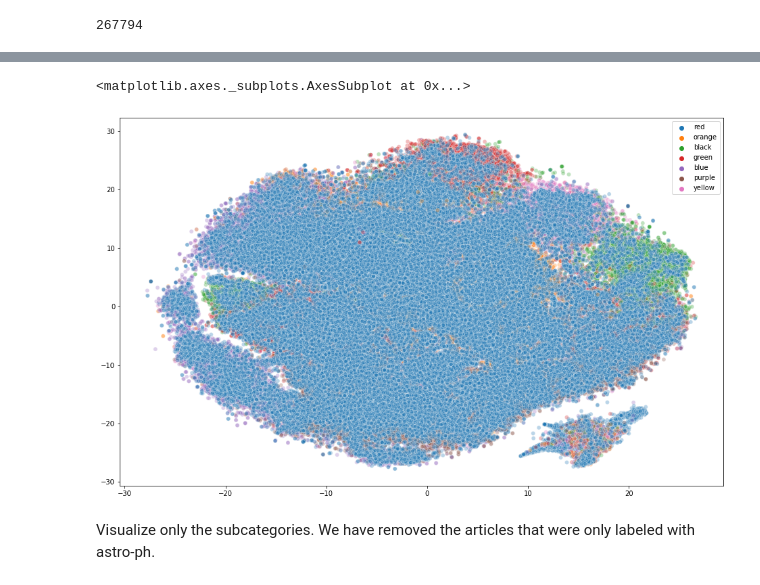
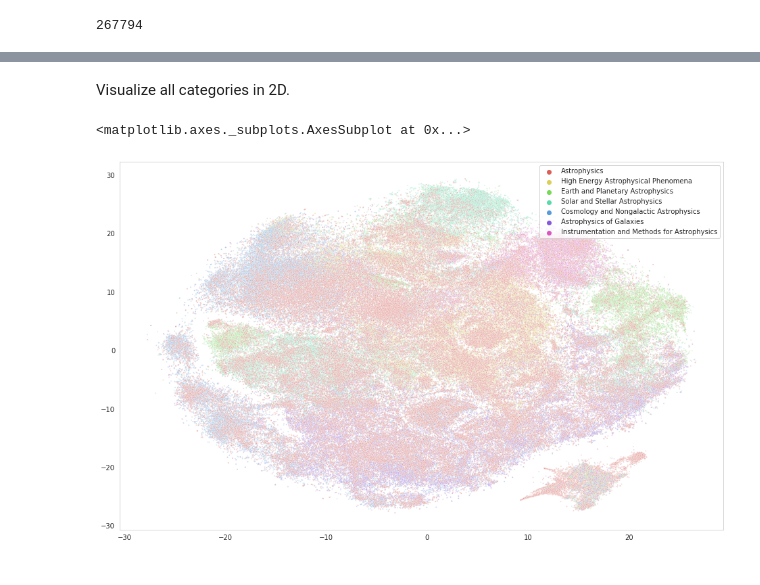
Before and after one commit to brienna/MS_thesis, a Jupyter notebook: notebooks/2020_04_03_abstracts_doc2vec.ipynb, the cells around one changed output, grey strips where cells are left out. Cells and saved outputs as stored; diff of their text form; code cells hidden in the pictures.

Commit message:
Clean up notebook, visualize PCA in 2 and 3 dimensions

```diff
--- a/notebooks/2020_04_03_abstracts_doc2vec.ipynb
+++ b/notebooks/2020_04_03_abstracts_doc2vec.ipynb
@@ -184,11 +165,15 @@ for i, _ in enumerate(categories):
         assigned = False
 
         # If category is a subcategory, select it as the paper's label (this grabs the first one)
-        if categories[i][j] in acceptable_subcategories:
-            labels.append(acceptable_subcategories.index(categories[i][j]))
+        if categories[i][j] in acceptable_subdomains:
+            labels.append(subdomain_names[acceptable_subdomains.index(categories[i][j])])
             assigned = True
             break
 
         # If on last category,
         if j == (len(categories[i]) - 1) and not assigned:
             indexes_to_drop.append(i)
+
+print('Dropping ' + str(len(indexes_to_drop)) + ' papers.')
+print('Labels: ' + str(len(labels)))
+pd.Series(labels).value_counts()
@@ -224,0 +192,9 @@ Load TSNE data:
+# %%
+labels_full = []
+for i, _ in enumerate(categories):
+    for j,_ in enumerate(categories[i]):
+        if categories[i][j] in acceptable_categories:
+            labels_full.append(category_names[acceptable_categories.index(categories[i][j])])
+            break
+
+pd.Series(labels_full).value_counts()
@@ -258,7 +327,0 @@ array([[  9.417695 , -25.48891  ],
-# %%
-# We have 7 labels and so 7 colors
-colors = ['red', 'green', 'blue', 'purple', 'orange', 'black']
-label_colors = []
-
-for i in labels:
-    label_colors.append(colors[i])
@@ -275,5 +327,0 @@ dtype: int64
-# %%
-label_cats = []
-
-for i in labels:
-    label_cats.append(subcategory_names[i])
@@ -411,13 +344,16 @@ df_full
+# %% [markdown]
+Visualize all categories in 2D.
 # %%
 plt.figure(figsize=(16,10))
 sns.scatterplot(
     x=[i[0] for i in tsne_data],
     y=[i[1] for i in tsne_data],
     alpha=0.3,
-    hue=label_colors
+    hue=labels_full,
+    s=3,
+    legend='full',
+    palette=sns.color_palette("hls", len(category_names))
 )
 # %% [output]
 <matplotlib.axes._subplots.AxesSubplot at 0x...>
-[figure, old version]
+[figure, new version]
-# %% [markdown]
-Visualize only the subcategories. We have removed the articles that were only labeled with astro-ph.
```
Also changed, not shown: parts of 92 cells of this notebook.
